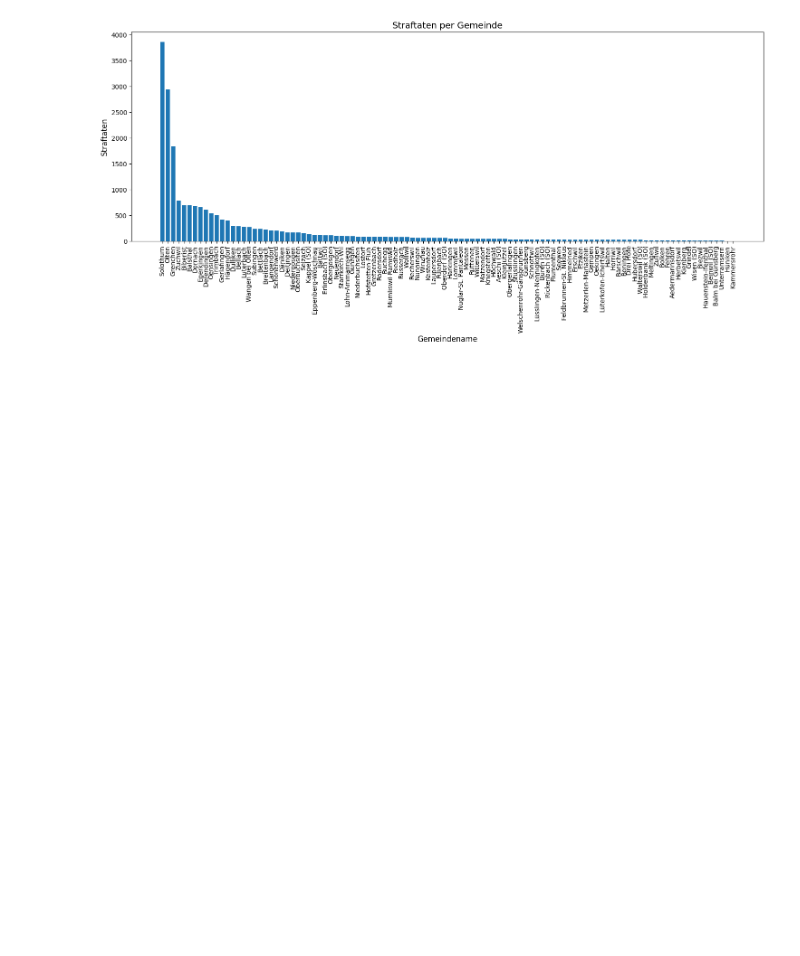
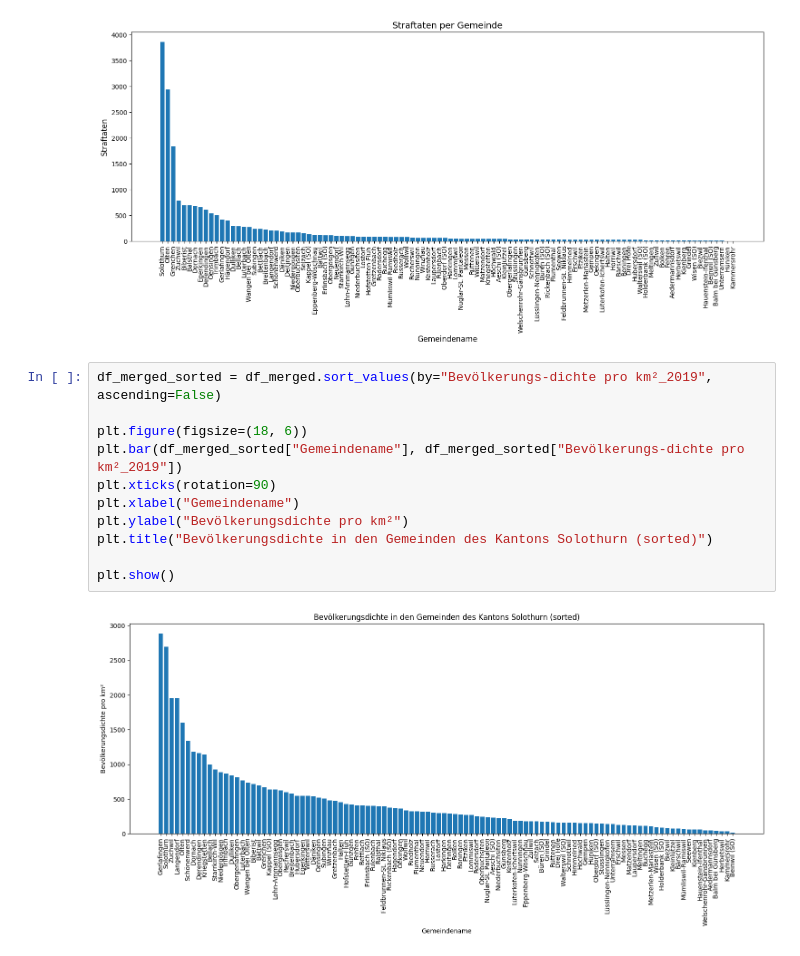
Before and after one commit to benajakuhn/dawrAssignment1, a Jupyter notebook: Assignment1.ipynb, the cells around one changed output. Drawn from its saved outputs; the diff is of its cells as text; blank space fills up the shorter version.

```diff
--- a/Assignment1.ipynb
+++ b/Assignment1.ipynb
@@ -232,6 +232,19 @@ plt.xticks(rotation=90)
 plt.show()
 # %% [output]
 [figure]
+# %%
+df_merged_sorted = df_merged.sort_values(by="Bevölkerungs-dichte pro km²_2019", ascending=False)
+
+plt.figure(figsize=(18, 6))
+plt.bar(df_merged_sorted["Gemeindename"], df_merged_sorted["Bevölkerungs-dichte pro km²_2019"])
+plt.xticks(rotation=90)
+plt.xlabel("Gemeindename")
+plt.ylabel("Bevölkerungsdichte pro km²")
+plt.title("Bevölkerungsdichte in den Gemeinden des Kantons Solothurn (sorted)")
+
+plt.show()
+# %% [output]
+[figure, added]
 # %% [markdown]
 # Ranking
 
```
Also changed, not shown: parts of 8 cells of this notebook.
